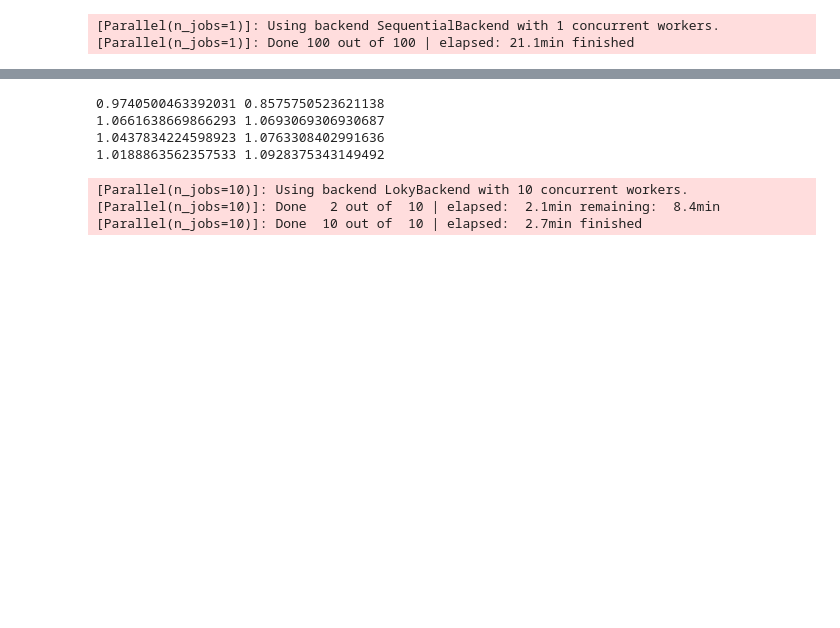
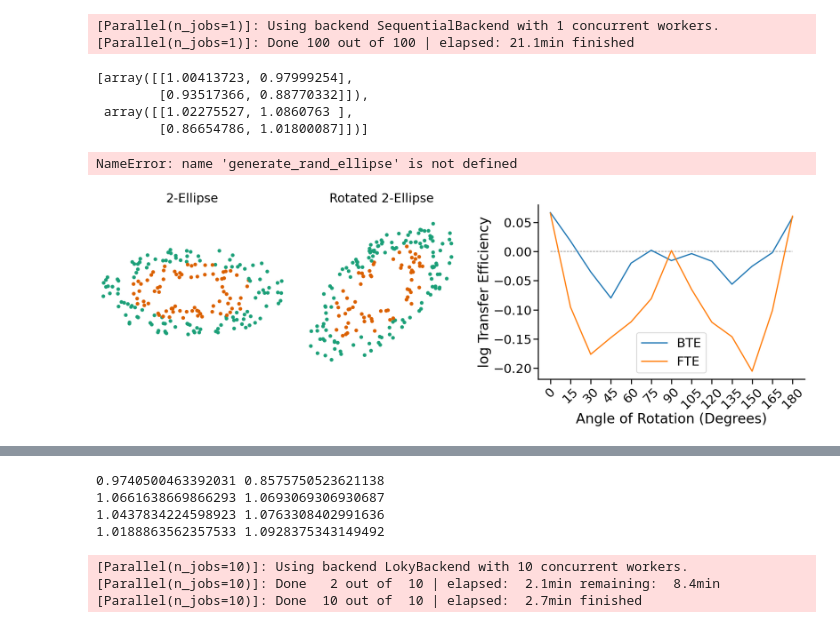
Before and after one commit to tliu68/progressive-learning, a Jupyter notebook: lddmm_XOR/optimal_transport.ipynb, the cells around one changed output, grey strips where cells are left out. Saved outputs shown, nothing was run; the diff lists cells and outputs as text; code cells hidden in the pictures; blank space fills up the shorter version.

Commit message:
OT on ellipse data

```diff
--- a/lddmm_XOR/optimal_transport.ipynb
+++ b/lddmm_XOR/optimal_transport.ipynb
@@ -717,0 +624,19 @@ errors_reg_data = pickle.load(pickle_in)
+# %%
+pickle_in = open("store/errors_TE-ellipse-sitk-reg-pos-asImg-105_120.pickle", "rb")
+errors_reg_Img_sitk_105120 = pickle.load(pickle_in)
+# %%
+e_avg = np.mean(errors_reg_Img_sitk_105120, axis=0)
+mean_te_all_reg_Img_sitk_105120 = []
+for n_alg in range(2):
+    e_single = np.hstack((e_avg[:,:2], e_avg[:,n_alg*2+2:n_alg*2+4]))
+    mean_te = np.zeros((2,2))
+    for i in range(mean_te.shape[0]):
+        for j in range(mean_te.shape[1]):
+            mean_te[i,j] = e_single[j,i] / e_single[j,i+2]
+    mean_te_all_reg_Img_sitk_105120.append(mean_te)
+mean_te_all_reg_Img_sitk_105120
+# %% [output]
+[array([[1.00413723, 0.97999254],
+        [0.93517366, 0.88770332]]),
+ array([[1.02275527, 1.0860763 ],
+        [0.86654786, 1.01800087]])]
@@ -735,0 +685,41 @@ for n_alg in range(4):
+# %%
+angle = np.pi*45/180
+train_x1, train_y1 = generate_rand_ellipse(200)
+train_x2, train_y2 = generate_rand_ellipse(200)
+train_x2_rot = rotate_data(train_x2, angle)
+# %% [output]
+NameError: name 'generate_rand_ellipse' is not defined
+# %%
+colors = sns.color_palette('Dark2', n_colors=5)
+# fig, axs = plt.subplots(1,3, figsize=(24,8))
+fig = plt.figure(constrained_layout=True, figsize=(24,8))
+gs = fig.add_gridspec(8, 24)
+data = [train_x1, train_x2_rot]
+label = [train_y1, train_y2]
+titles = ['2-Ellipse', 'Rotated 2-Ellipse']
+for i in range(len(data)):
+    ax = fig.add_subplot(gs[:,:7]) if i == 0 else fig.add_subplot(gs[:,7:14])
+    clr = [colors[i] for i in label[i]]
+    ax.scatter(data[i][:, 0], data[i][:, 1], c=clr, s=50)
+    ax.set_xticks([])
+    ax.set_yticks([])
+    ax.set_title(titles[i], fontsize=30)
+    ax.axis('off')
+    ax.set_xlim([-6,6]); ax.set_ylim([-6,6])
+ax = fig.add_subplot(gs[:,14:])
+labels = ['BTE', 'FTE']
+for i in range(2):
+    ax.plot(range(0,195,15), np.log(mean_te_all_reg_pos[0][i]), linewidth=3, label=labels[i])
+ax.set_xticks(range(0,195,15))
+ax.set_xticklabels(range(0,195,15), rotation=45)
+ax.set_xlabel('Angle of Rotation (Degrees)')
+ax.set_ylabel('log Transfer Efficiency')
+ax.hlines(0, 0, 180, colors='gray', linestyles='dashed',linewidth=1.5)
+right_side = ax.spines["right"]
+right_side.set_visible(False)
+top_side = ax.spines["top"]
+top_side.set_visible(False)
+plt.legend()
+plt.savefig('ellipse-sample')
+# %% [output]
+[figure, added]
```
Also changed, not shown: parts of 62 cells of this notebook.
